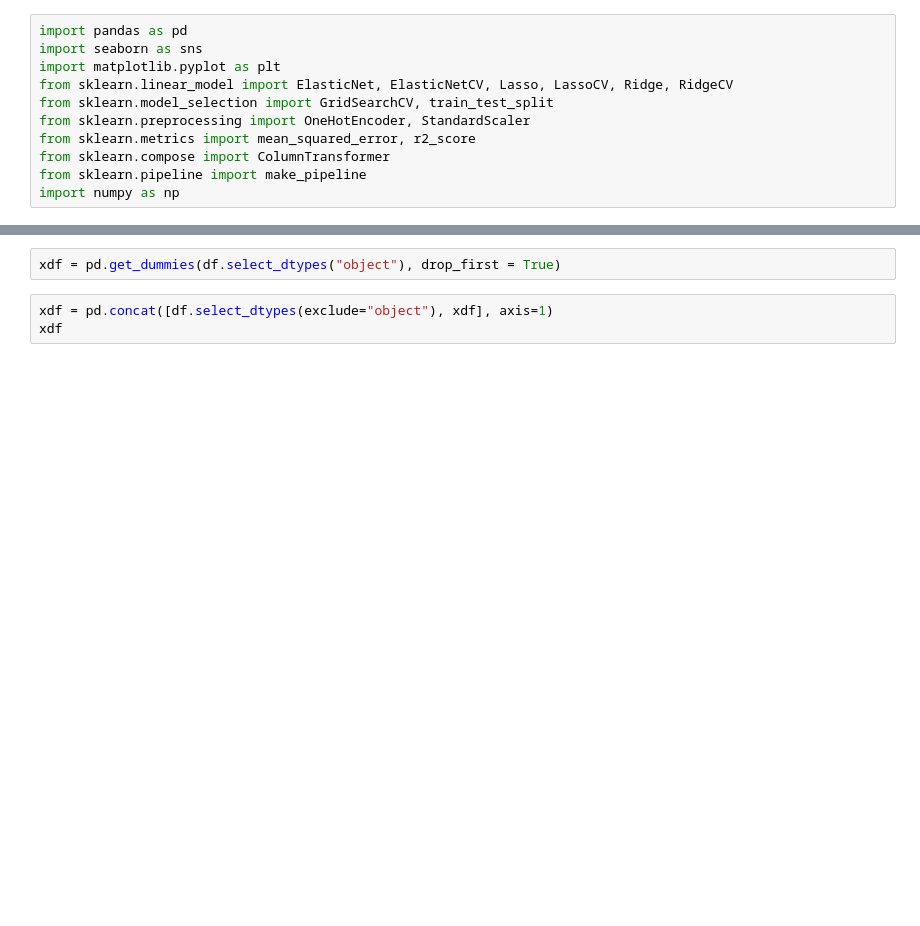
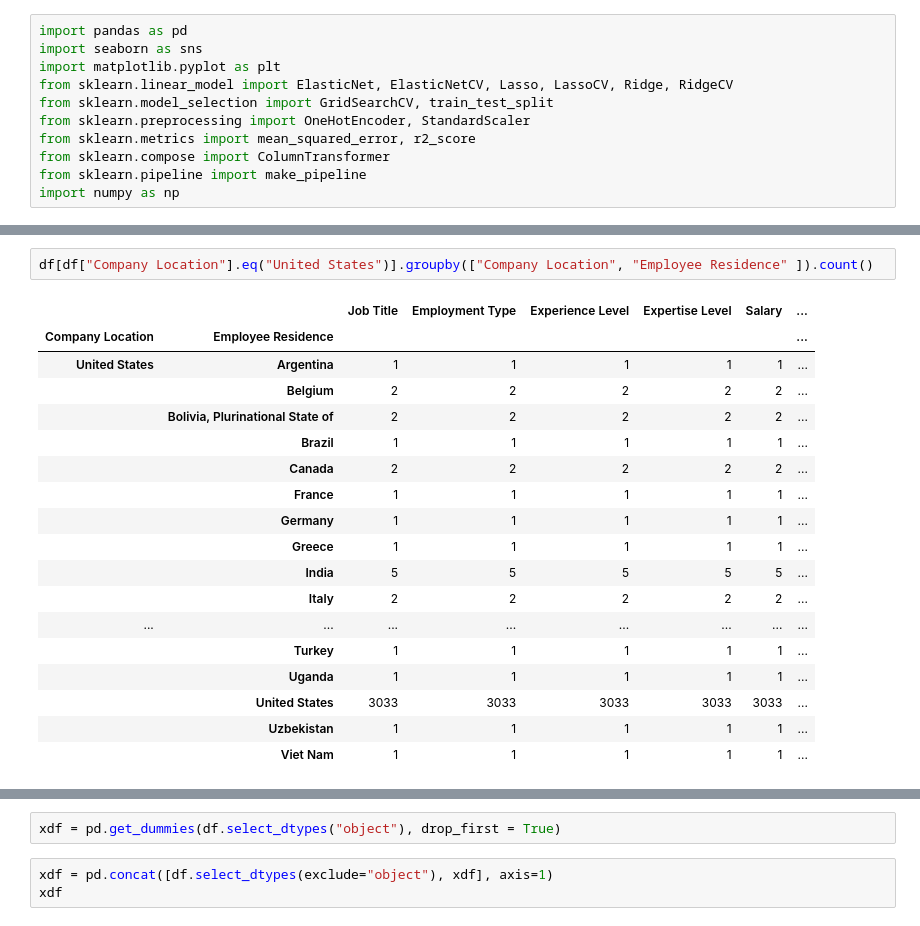
Before and after one commit to joshred83/cda_project, a Jupyter notebook: elastic.ipynb, the cells around one changed output, grey strips where cells are left out. Drawn from its saved outputs; the diff is of its cells as text; blank space fills up the shorter version.

```diff
--- a/elastic.ipynb
+++ b/elastic.ipynb
@@ -16,0 +81,21 @@ df = pd.read_csv(r"data/salaries.csv")
+# %%
+df[df["Company Location"].eq("United States")].groupby(["Company Location", "Employee Residence" ]).count()
+# %% [output]
+|  |  | Job Title | Employment Type | Experience Level | Expertise Level | Salary | ... |
+| Company Location | Employee Residence |  |  |  |  |  | ... |
+| United States | Argentina | 1 | 1 | 1 | 1 | 1 | ... |
+|  | Belgium | 2 | 2 | 2 | 2 | 2 | ... |
+|  | Bolivia, Plurinational State of | 2 | 2 | 2 | 2 | 2 | ... |
+|  | Brazil | 1 | 1 | 1 | 1 | 1 | ... |
+|  | Canada | 2 | 2 | 2 | 2 | 2 | ... |
+|  | France | 1 | 1 | 1 | 1 | 1 | ... |
+|  | Germany | 1 | 1 | 1 | 1 | 1 | ... |
+|  | Greece | 1 | 1 | 1 | 1 | 1 | ... |
+|  | India | 5 | 5 | 5 | 5 | 5 | ... |
+|  | Italy | 2 | 2 | 2 | 2 | 2 | ... |
+| ... | ... | ... | ... | ... | ... | ... | ... |
+|  | Turkey | 1 | 1 | 1 | 1 | 1 | ... |
+|  | Uganda | 1 | 1 | 1 | 1 | 1 | ... |
+|  | United States | 3033 | 3033 | 3033 | 3033 | 3033 | ... |
+|  | Uzbekistan | 1 | 1 | 1 | 1 | 1 | ... |
+|  | Viet Nam | 1 | 1 | 1 | 1 | 1 | ... |
```
Also changed, not shown: parts of 19 cells of this notebook, 1 other file.
